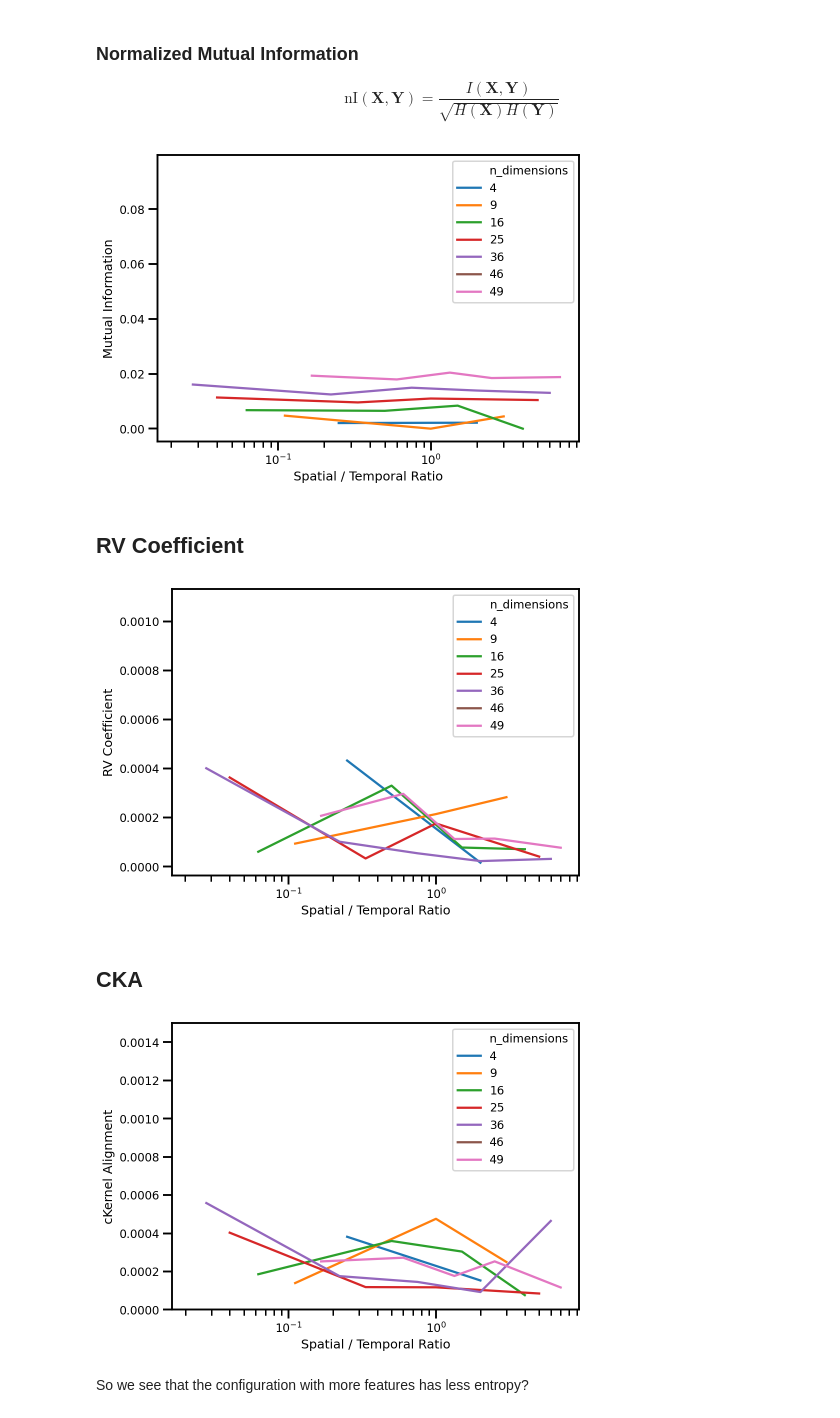
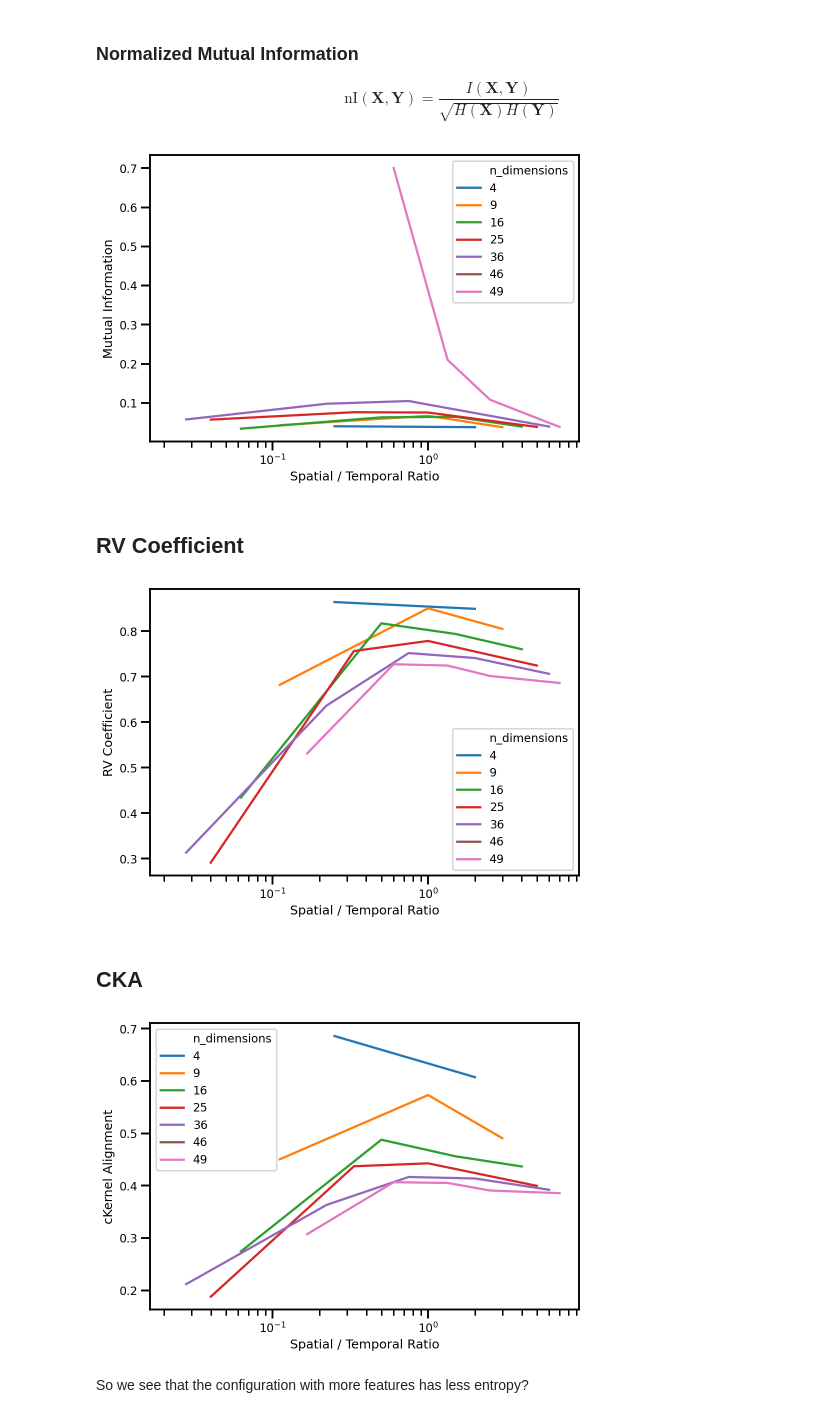
Before and after one commit to jejjohnson/rbig_eo, a Jupyter notebook: docs/notebooks/spatial_temporal/3.1_exp2_results_prelim.ipynb, the cells around one changed output. Saved outputs shown, nothing was run; the diff lists cells and outputs as text; code cells hidden in the pictures.

```diff
--- a/docs/notebooks/spatial_temporal/3.1_exp2_results_prelim.ipynb
+++ b/docs/notebooks/spatial_temporal/3.1_exp2_results_prelim.ipynb
@@ -104,9 +102,9 @@ v1_reg_gpp_spain.csv  v2_gpp_europe.csv     v4_rm_spain.csv
 # %%
 RES_PATH = pathlib.Path(str(root)).joinpath(
-    "data/spa_temp/trial_experiment/v1_sm_spain.csv"
+    "data/spa_temp/trial_experiment/v1_gpp_spain.csv"
 )
 results = pd.read_csv(str(RES_PATH))
 # results['ratio'] = results['spatial'] / results['temporal']
-variable = 'sm'
+variable = 'gpp'
 results.tail()
 # %% [output]
@@ -293,14 +291,14 @@ plt.tight_layout()
 fig.savefig(FIG_PATH.joinpath(f'{variable}_nmi.png'))
 plt.show()
 # %% [output]
-[figure, old version]
+[figure, new version]
 # %% [markdown]
 ## RV Coefficient
 # %%
 # plt.show()
 fig, ax = plt.subplots(ncols=1, figsize=(7, 5))
 
-sns.lineplot(x='ratio', y='rv_coeff', hue='n_dimensions', data=sub_df, ax=ax,)
+sns.lineplot(x='ratio', y='rv_coef', hue='n_dimensions', data=sub_df, ax=ax,)
 # sns.scatterplot(x='ratio', y='rv_coeff', data=sub_df, ax=ax, label='RV')
 ax.set(
     xscale='log',
@@ -312,35 +310,35 @@ plt.tight_layout()
 fig.savefig(FIG_PATH.joinpath(f'{variable}_rv.png'))
 plt.show()
 # %% [output]
-[figure, old version]
+[figure, new version]
 # %% [markdown]
 ## CKA
 # %%
 # Plot stuff
 sub_df = results.copy()
 sub_df['ratio'] = sub_df['spatial'] / sub_df['temporal']
 sub_df["spatial"] = sub_df["spatial"].astype('category')
 sub_df["temporal"] = sub_df["temporal"].astype('category')
 sub_df["n_dimensions"] = sub_df["n_dimensions"].astype('category')
 sub_df["cka_xy_norm"] *= (1 / (10_000**2))
 
 # plt.show()
 fig, ax = plt.subplots(ncols=1, figsize=(7, 5))
 
 sns.lineplot(x='ratio', y='cka_coeff', hue='n_dimensions', data=sub_df, ax=ax,)
 # sns.scatterplot(x='ratio', y='rv_coeff', data=sub_df, ax=ax, label='RV')
 ax.set(
     xscale='log',
 #     yscale='log',
     xlabel='Spatial / Temporal Ratio',
     ylabel='cKernel Alignment',
-    ylim=[0.0, 0.0015]
+#     ylim=[0.0, 0.0015]
       )
 plt.tight_layout()
 fig.savefig(FIG_PATH.joinpath(f'{variable}_cka.png'))
 plt.show()
 # %% [output]
-[figure, old version]
+[figure, new version]
 # %% [markdown]
 So we see that the configuration with more features has less entropy?
 # %% [markdown]
```
Also changed, not shown: parts of 7 cells of this notebook, 57 other files.
